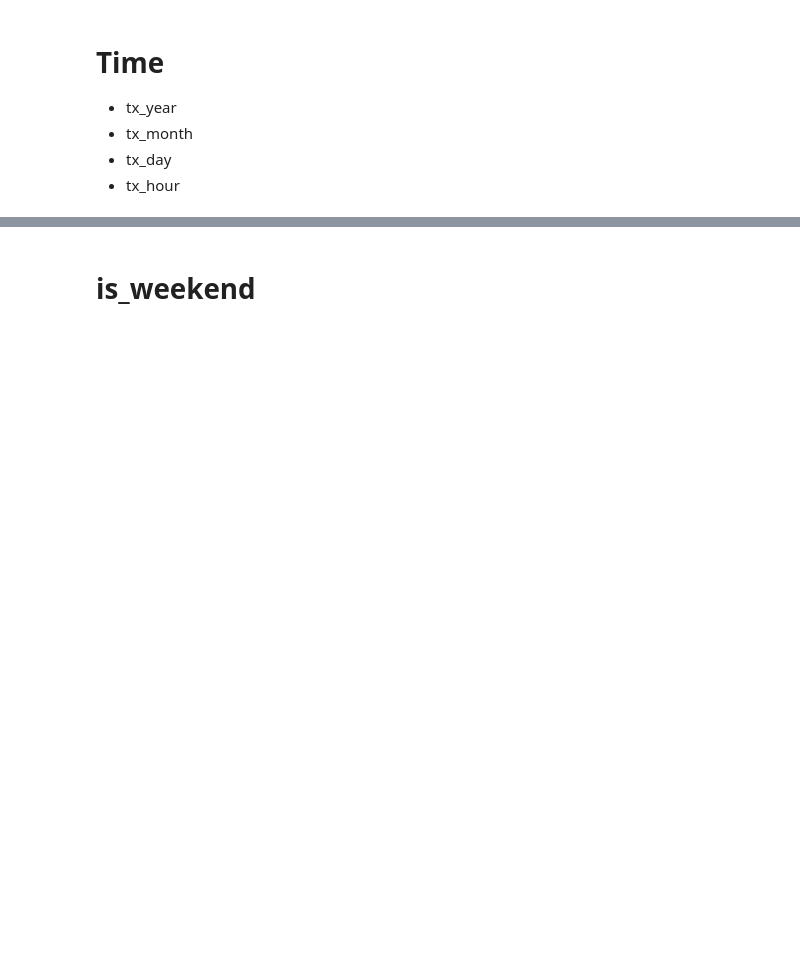
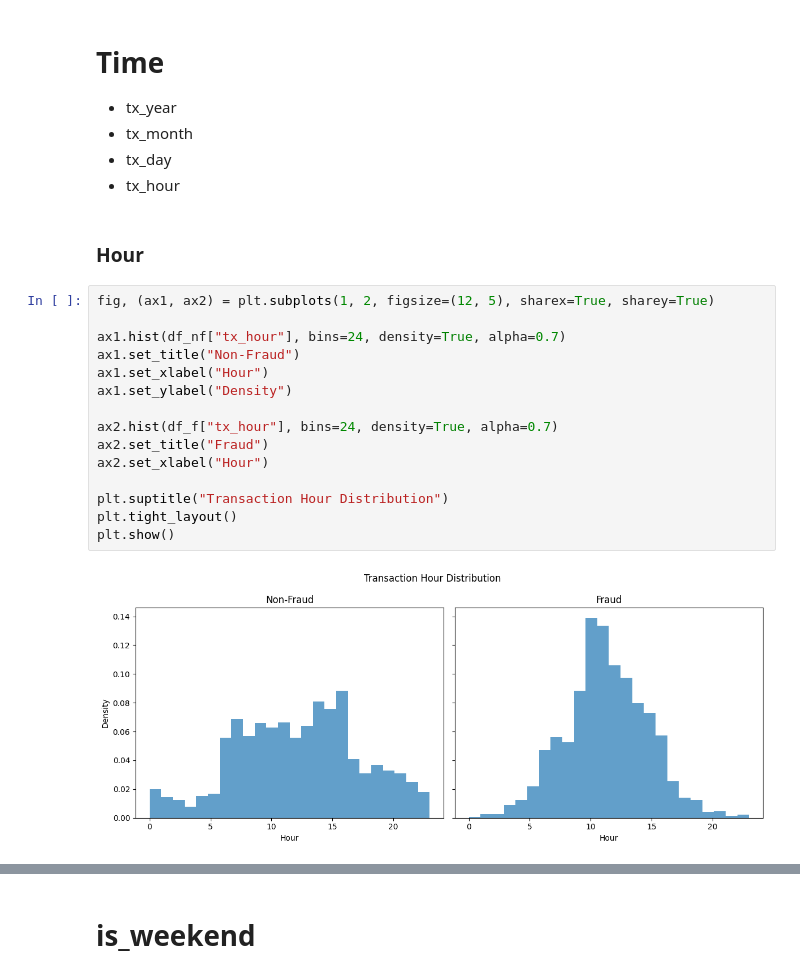
Before and after one commit to BDAIFin/knk, a Jupyter notebook: notebooks/EDA.ipynb, the cells around one changed output, grey strips where cells are left out. Cells and saved outputs as stored; diff of their text form; blank space fills up the shorter version.

```diff
--- a/notebooks/EDA.ipynb
+++ b/notebooks/EDA.ipynb
@@ -775,3 +1129,22 @@ KeyError: 'expiers_year'
 - tx_month
 - tx_day
 - tx_hour
+# %% [markdown]
+### Hour
+# %%
+fig, (ax1, ax2) = plt.subplots(1, 2, figsize=(12, 5), sharex=True, sharey=True)
+
+ax1.hist(df_nf["tx_hour"], bins=24, density=True, alpha=0.7)
+ax1.set_title("Non-Fraud")
+ax1.set_xlabel("Hour")
+ax1.set_ylabel("Density")
+
+ax2.hist(df_f["tx_hour"], bins=24, density=True, alpha=0.7)
+ax2.set_title("Fraud")
+ax2.set_xlabel("Hour")
+
+plt.suptitle("Transaction Hour Distribution")
+plt.tight_layout()
+plt.show()
+# %% [output]
+[figure, added]
```
Also changed, not shown: parts of 75 cells of this notebook.
